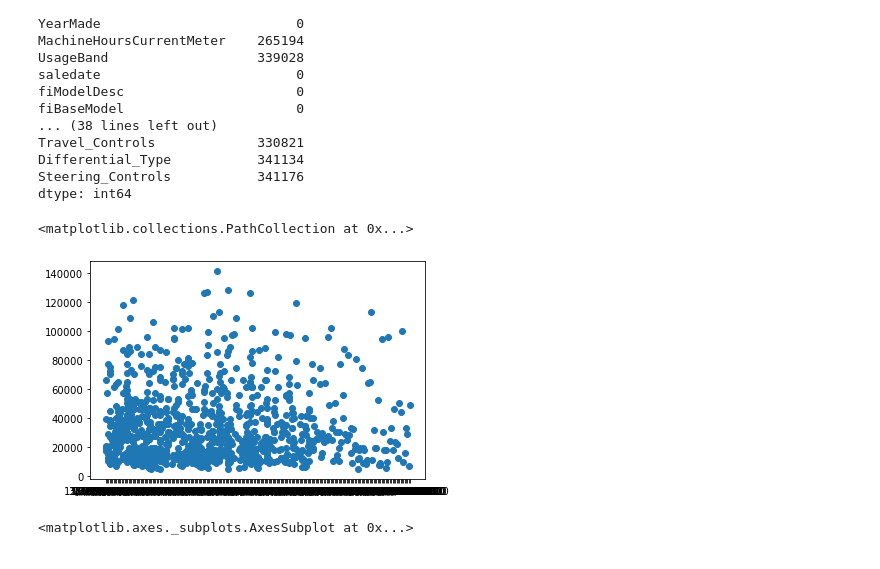
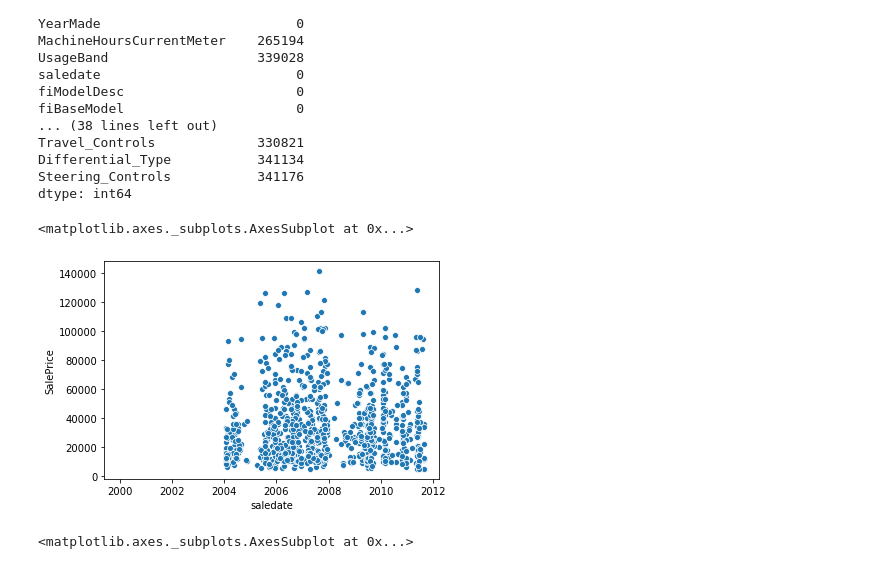
Before and after one commit to TheJokeRxDC/Bulldozer-Price-Prediction-System-Using-Machine-Learning, a Jupyter notebook: Bulldozer-Price-Prediction-System-Using-Machine-Learning.ipynb, the cells around one changed output. Cells and saved outputs as stored; diff of their text form; code cells hidden in the pictures.

```diff
--- a/Bulldozer-Price-Prediction-System-Using-Machine-Learning.ipynb
+++ b/Bulldozer-Price-Prediction-System-Using-Machine-Learning.ipynb
@@ -96,10 +155,10 @@ Steering_Controls           341176
 dtype: int64
 # %%
 fig, ax = plt.subplots()
-ax.scatter(df["saledate"][:1000], df["SalePrice"][:1000])
+sns.scatterplot(df["saledate"][:1000], df["SalePrice"][:1000])
 # %% [output]
-<matplotlib.collections.PathCollection at 0x...>
+<matplotlib.axes._subplots.AxesSubplot at 0x...>
-[figure, old version]
+[figure, new version]
 # %%
 df.SalePrice.plot.hist()
 # %% [output]
```
Also changed, not shown: parts of 78 cells of this notebook.
